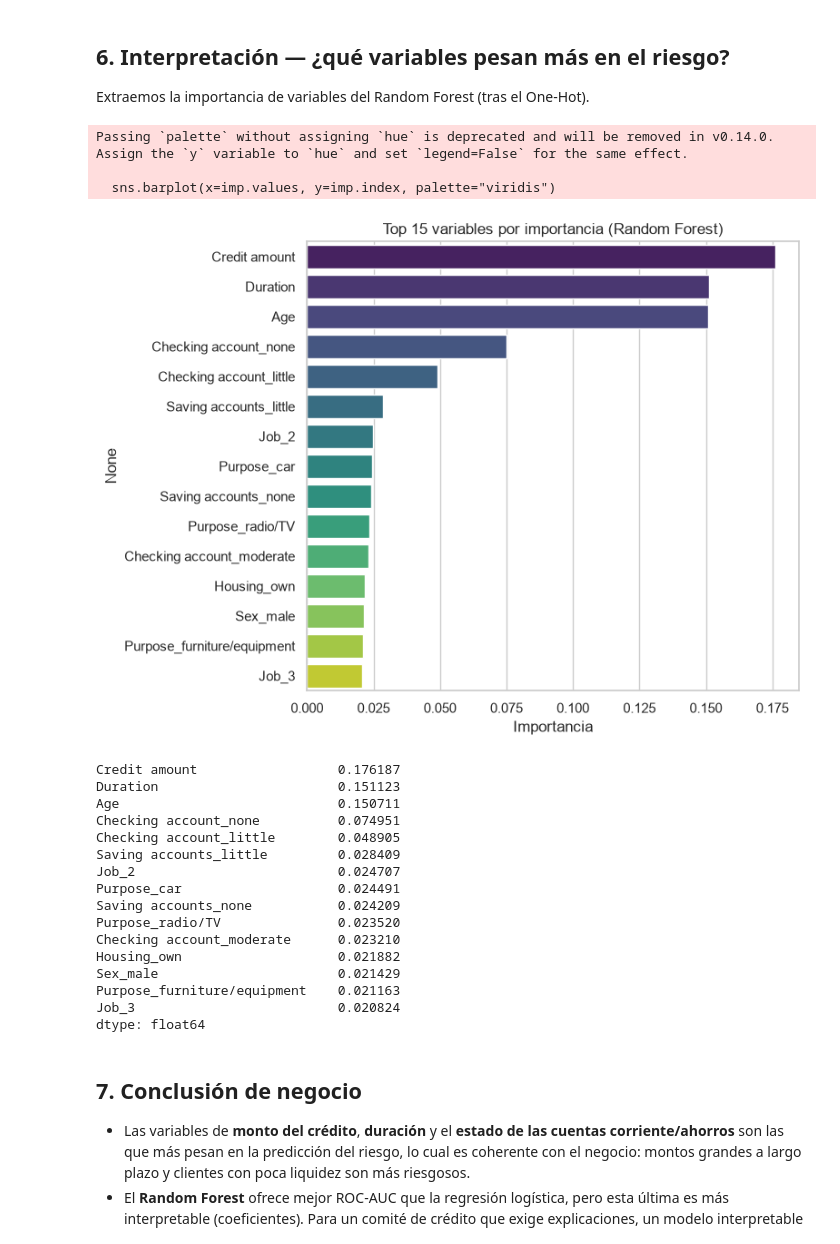
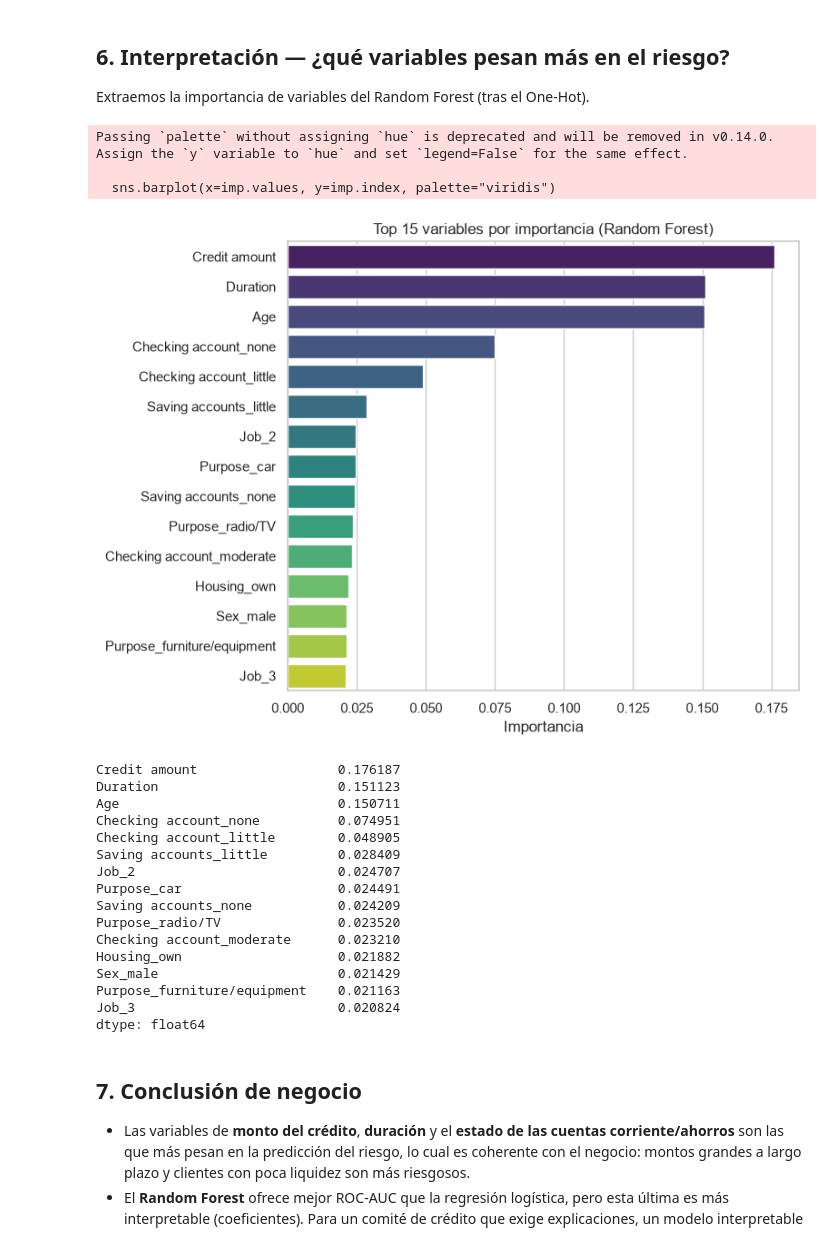
Before and after one commit to palenciaronald/ab-casos-avanzados-2026, a Jupyter notebook: notebooks/01-clasificacion/demo_viernes_german_credit.ipynb, the cells around one changed output. Cells and saved outputs as stored; diff of their text form; code cells hidden in the pictures.

```diff
--- a/notebooks/01-clasificacion/demo_viernes_german_credit.ipynb
+++ b/notebooks/01-clasificacion/demo_viernes_german_credit.ipynb
@@ -333,23 +333,24 @@ Extraemos la importancia de variables del Random Forest (tras el One-Hot).
 # %%
 import numpy as np
 ohe = rf.named_steps["prep"].named_transformers_["cat"]
 feat_names = list(ohe.get_feature_names_out(categorical)) + numeric
 importances = rf.named_steps["clf"].feature_importances_
 
 imp = (pd.Series(importances, index=feat_names)
          .sort_values(ascending=False).head(15))
 plt.figure(figsize=(8, 6))
 sns.barplot(x=imp.values, y=imp.index, palette="viridis")
 plt.title("Top 15 variables por importancia (Random Forest)")
 plt.xlabel("Importancia")
+plt.ylabel("")
 plt.tight_layout()
 plt.show()
 imp
 # %% [output]
 Passing `palette` without assigning `hue` is deprecated and will be removed in v0.14.0. Assign the `y` variable to `hue` and set `legend=False` for the same effect.
 
   sns.barplot(x=imp.values, y=imp.index, palette="viridis")
-[figure, old version]
+[figure, new version]
 Credit amount                  0.176187
 Duration                       0.151123
 Age                            0.150711
```
Also changed, not shown: 1 other file.
